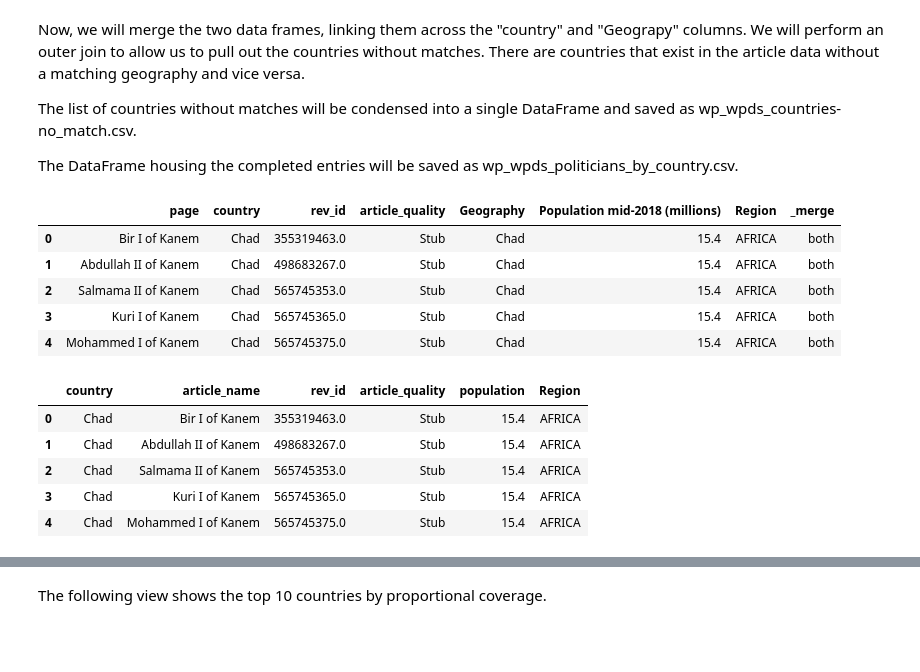
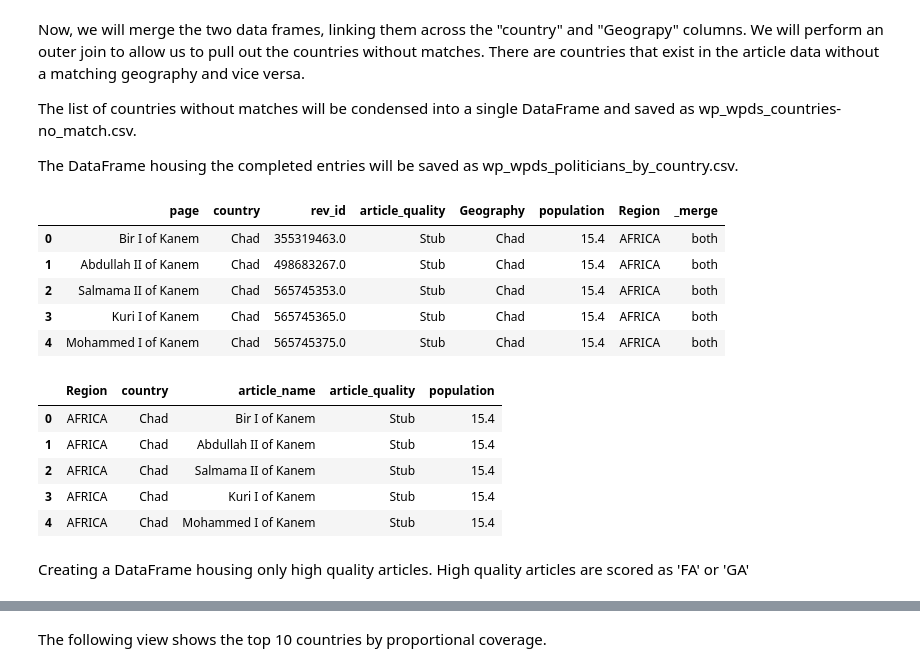
Before and after one commit to adrianmt18/data-512-a2, a Jupyter notebook: A2_Bias_in_Data/hcds-a2-bias.ipynb, the cells around one changed output, grey strips where cells are left out. Cells and saved outputs as stored; diff of their text form; code cells hidden in the pictures; blank space fills up the shorter version.

```diff
--- a/A2_Bias_in_Data/hcds-a2-bias.ipynb
+++ b/A2_Bias_in_Data/hcds-a2-bias.ipynb
@@ -94,9 +94,18 @@ WPDS['Region'][95:144] = WPDS['Geography'][95] # ASIA
 WPDS['Region'][144:189] = WPDS['Geography'][144] # EUROPE
 WPDS['Region'][189:] = WPDS['Geography'][189] # OCEANIA
 
-WPDS = WPDS[(WPDS.Geography != 'AFRICA') & (WPDS.Geography != 'ASIA') & (WPDS.Geography != 'EUROPE')
-     & (WPDS.Geography != 'LATIN AMERICA AND THE CARIBBEAN') & (WPDS.Geography != 'NORTHERN AMERICA')
-     & (WPDS.Geography != 'OCEANIA')]
+REGIONS_OR = (WPDS.Geography == 'AFRICA') | (WPDS.Geography == 'NORTHERN AMERICA') | \
+     (WPDS.Geography == 'LATIN AMERICA AND THE CARIBBEAN') | (WPDS.Geography == 'ASIA') | \
+     (WPDS.Geography == 'EUROPE') | (WPDS.Geography == 'OCEANIA')
+
+REGIONS_AND = (WPDS.Geography != 'AFRICA') & (WPDS.Geography != 'NORTHERN AMERICA') & \
+     (WPDS.Geography != 'LATIN AMERICA AND THE CARIBBEAN') & (WPDS.Geography != 'ASIA') & \
+     (WPDS.Geography != 'EUROPE') & (WPDS.Geography != 'OCEANIA')
+
+WPDS_R = WPDS[REGIONS_OR].rename(columns={'Population mid-2018 (millions)' : 'population'})
+
+WPDS = WPDS[REGIONS_AND].rename(columns={'Population mid-2018 (millions)' : 'population'})
 
 WPDS.head()
+WPDS_R.head()
 # %% [output]
@@ -117,7 +132,7 @@ The DataFrame housing the completed entries will be saved as wp_wpds_politicians
 article_data = pg_data.merge(WPDS, how='outer', indicator=True, left_on='country', right_on='Geography')
 article_data.head()
 # %% [output]
-|  | page | country | rev_id | article_quality | Geography | Population mid-2018 (millions) | Region | _merge |
+|  | page | country | rev_id | article_quality | Geography | population | Region | _merge |
 | 0 | Bir I of Kanem | Chad | 355319463.0 | Stub | Chad | 15.4 | AFRICA | both |
 | 1 | Abdullah II of Kanem | Chad | 498683267.0 | Stub | Chad | 15.4 | AFRICA | both |
 | 2 | Salmama II of Kanem | Chad | 565745353.0 | Stub | Chad | 15.4 | AFRICA | both |
@@ -130,17 +145,20 @@ no_match.to_csv('wp_wpds_countries-no_match.csv', index=False)
 # %%
 # Merge the data frames
 df_articles = article_data[article_data._merge == 'both']
-df_articles = df_articles.drop(['_merge'], axis = 1).rename(columns={'Population mid-2018 (millions)': 'population', 'page' : 'article_name'})
-df_articles = df_articles[pd.Series(['country', 'article_name', 'rev_id', 'article_quality', 'population', 'Region'])]
+df_articles = df_articles.drop(['_merge'], axis=1).rename(columns={'Population mid-2018 (millions)': 'population', 'page' : 'article_name'})
+df_articles = df_articles[pd.Series(['Region', 'country', 'article_name', 'rev_id', 'article_quality', 'population'])]
 df_articles['population'] = df_articles['population'].str.replace(',', '').astype(float)
 
 df_articles.to_csv('wp_wpds_politicians_by_country.csv', index=False)
 
+df_articles = df_articles.drop(['rev_id'], axis=1)
 df_articles.head()
 # %% [output]
-|  | country | article_name | rev_id | article_quality | population | Region |
-| 0 | Chad | Bir I of Kanem | 355319463.0 | Stub | 15.4 | AFRICA |
-| 1 | Chad | Abdullah II of Kanem | 498683267.0 | Stub | 15.4 | AFRICA |
-| 2 | Chad | Salmama II of Kanem | 565745353.0 | Stub | 15.4 | AFRICA |
-| 3 | Chad | Kuri I of Kanem | 565745365.0 | Stub | 15.4 | AFRICA |
-| 4 | Chad | Mohammed I of Kanem | 565745375.0 | Stub | 15.4 | AFRICA |
+|  | Region | country | article_name | article_quality | population |
+| 0 | AFRICA | Chad | Bir I of Kanem | Stub | 15.4 |
+| 1 | AFRICA | Chad | Abdullah II of Kanem | Stub | 15.4 |
+| 2 | AFRICA | Chad | Salmama II of Kanem | Stub | 15.4 |
+| 3 | AFRICA | Chad | Kuri I of Kanem | Stub | 15.4 |
+| 4 | AFRICA | Chad | Mohammed I of Kanem | Stub | 15.4 |
+# %% [markdown]
+Creating a DataFrame housing only high quality articles. High quality articles are scored as 'FA' or 'GA'
```
Also changed, not shown: parts of 21 cells of this notebook, 1 other file.
